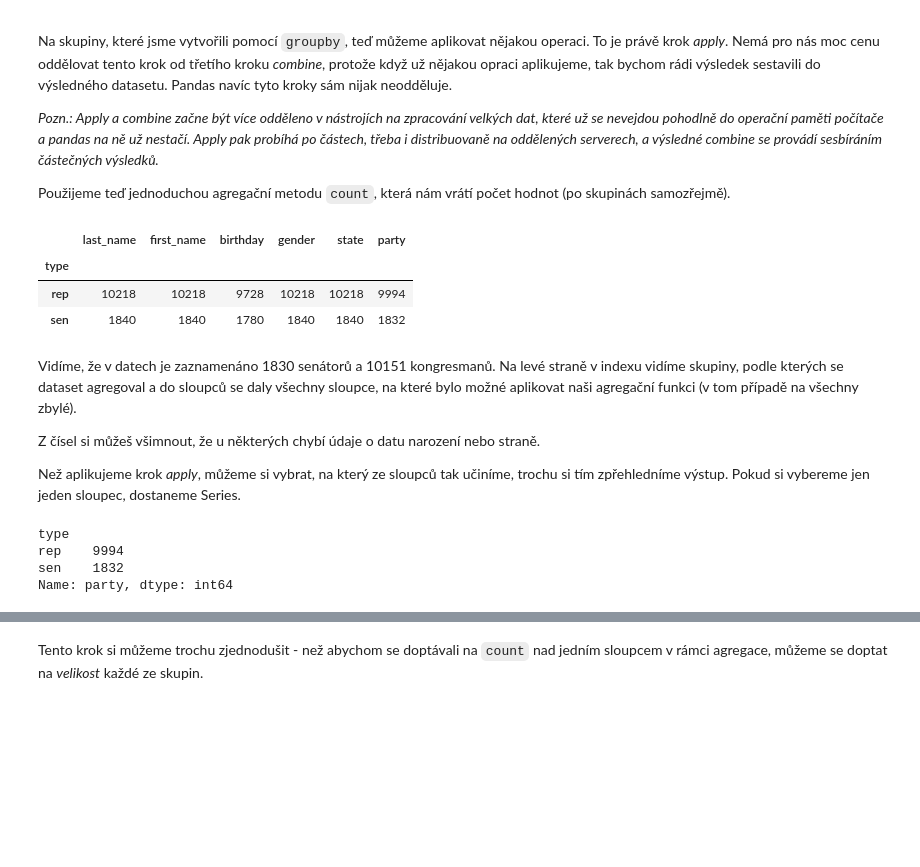
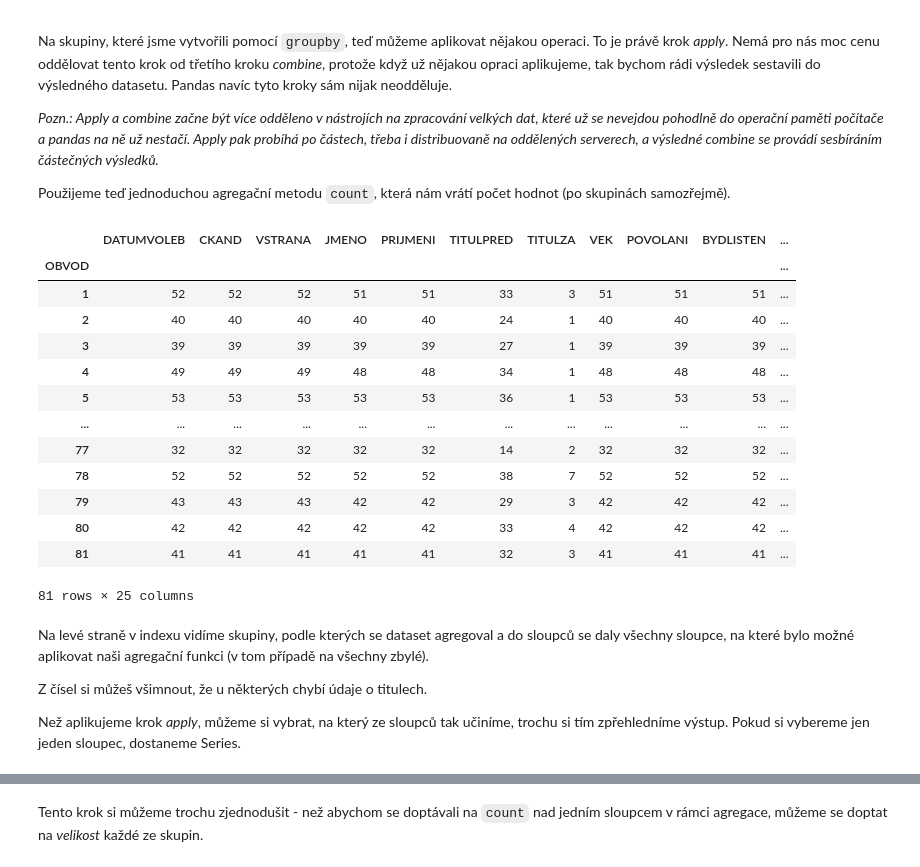
Before and after one commit to PyDataCZ/pyladies-kurz, a Jupyter notebook: lessons/pydata/pandas_groupby/index.ipynb, the cells around one changed output, grey strips where cells are left out. Saved outputs shown, nothing was run; the diff lists cells and outputs as text; code cells hidden in the pictures; blank space fills up the shorter version.

Commit message:
EDA5: předělání celé lekce s jiným datasetem (#33)

```diff
--- a/lessons/pydata/pandas_groupby/index.ipynb
+++ b/lessons/pydata/pandas_groupby/index.ipynb
@@ -44,0 +18,6 @@ legislators_historical
+# %%
+import os
+filename = "serk.csv"
+if not os.path.exists(filename):
+    filename = "https://raw.githubusercontent.com/PyDataCZ/pyladies-kurz/main/lessons/pydata/pandas_groupby/serk.csv"
+df = pd.read_csv(filename, delimiter=";", encoding="windows-1250", parse_dates=["DATUMVOLEB"])
@@ -53,0 +48,3 @@ legislators_historical_by_type
+# %%
+districts = df.groupby("OBVOD")
+districts
@@ -62,22 +61,25 @@ Na skupiny, které jsme vytvořili pomocí `groupby`, teď můžeme aplikovat n
 
 Použijeme teď jednoduchou agregační metodu `count`, která nám vrátí počet hodnot (po skupinách samozřejmě).
 # %%
-legislators_historical_by_type.count()
+districts.count()
 # %% [output]
-|  | last_name | first_name | birthday | gender | state | party |
-| type |  |  |  |  |  |  |
-| rep | 10218 | 10218 | 9728 | 10218 | 10218 | 9994 |
-| sen | 1840 | 1840 | 1780 | 1840 | 1840 | 1832 |
+|  | DATUMVOLEB | CKAND | VSTRANA | JMENO | PRIJMENI | TITULPRED | TITULZA | VEK | POVOLANI | BYDLISTEN | ... |
+| OBVOD |  |  |  |  |  |  |  |  |  |  | ... |
+| 1 | 52 | 52 | 52 | 51 | 51 | 33 | 3 | 51 | 51 | 51 | ... |
+| 2 | 40 | 40 | 40 | 40 | 40 | 24 | 1 | 40 | 40 | 40 | ... |
+| 3 | 39 | 39 | 39 | 39 | 39 | 27 | 1 | 39 | 39 | 39 | ... |
+| 4 | 49 | 49 | 49 | 48 | 48 | 34 | 1 | 48 | 48 | 48 | ... |
+| 5 | 53 | 53 | 53 | 53 | 53 | 36 | 1 | 53 | 53 | 53 | ... |
+| ... | ... | ... | ... | ... | ... | ... | ... | ... | ... | ... | ... |
+| 77 | 32 | 32 | 32 | 32 | 32 | 14 | 2 | 32 | 32 | 32 | ... |
+| 78 | 52 | 52 | 52 | 52 | 52 | 38 | 7 | 52 | 52 | 52 | ... |
+| 79 | 43 | 43 | 43 | 42 | 42 | 29 | 3 | 42 | 42 | 42 | ... |
+| 80 | 42 | 42 | 42 | 42 | 42 | 33 | 4 | 42 | 42 | 42 | ... |
+| 81 | 41 | 41 | 41 | 41 | 41 | 32 | 3 | 41 | 41 | 41 | ... |
+81 rows × 25 columns
 # %% [markdown]
-Vidíme, že v datech je zaznamenáno 1830 senátorů a 10151 kongresmanů. Na levé straně v indexu vidíme skupiny, podle kterých se dataset agregoval a do sloupců se daly všechny sloupce, na které bylo možné aplikovat naši agregační funkci (v tom případě na všechny zbylé).
+Na levé straně v indexu vidíme skupiny, podle kterých se dataset agregoval a do sloupců se daly všechny sloupce, na které bylo možné aplikovat naši agregační funkci (v tom případě na všechny zbylé).
 
-Z čísel si můžeš všimnout, že u některých chybí údaje o datu narození nebo straně.
+Z čísel si můžeš všimnout, že u některých chybí údaje o titulech.
 
 Než aplikujeme krok *apply*, můžeme si vybrat, na který ze sloupců tak učiníme, trochu si tím zpřehledníme výstup. Pokud si vybereme jen jeden sloupec, dostaneme Series.
-# %%
-legislators_historical_by_type['party'].count()
-# %% [output]
-type
-rep    9994
-sen    1832
-Name: party, dtype: int64
```
Also changed, not shown: parts of 79 cells of this notebook, 2 other files.
